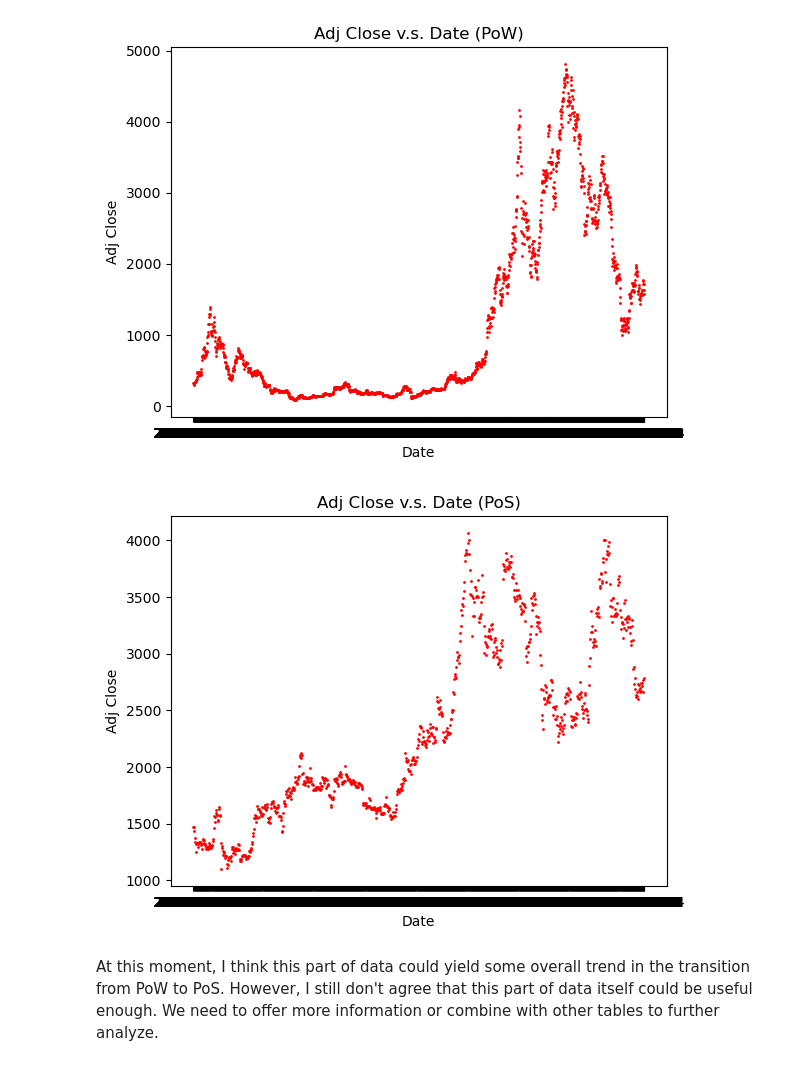
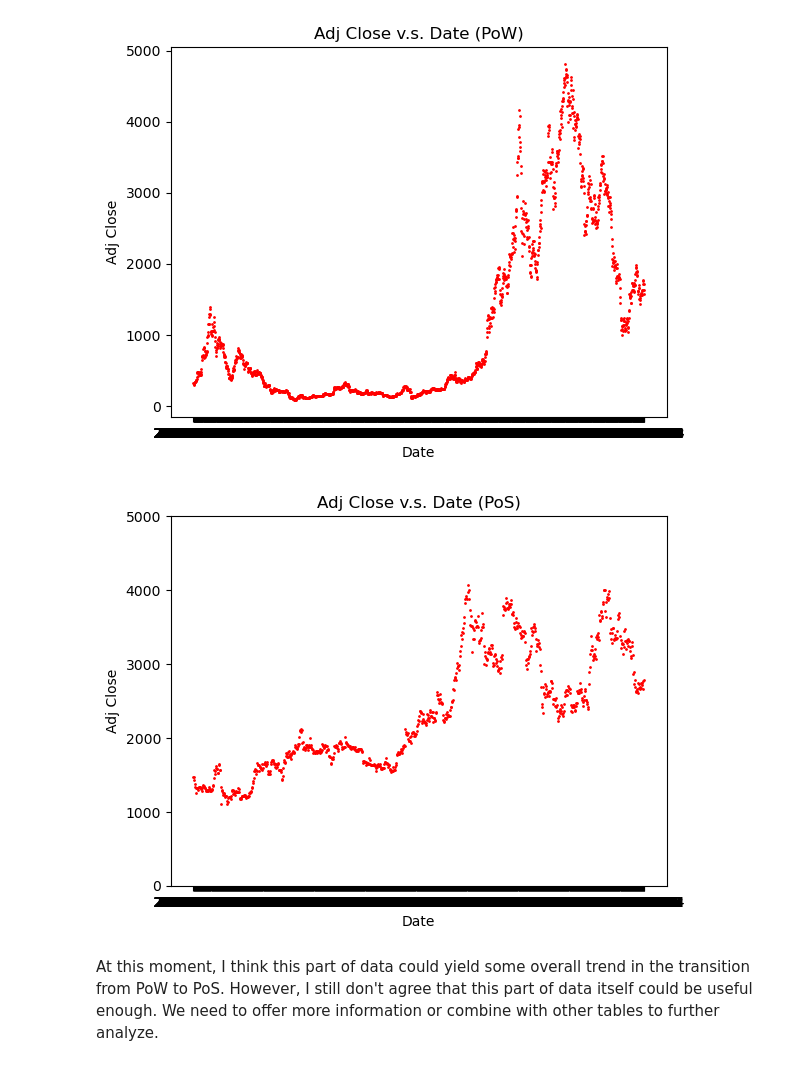
Before and after one commit to AaminaT/ethprediction, a Jupyter notebook: testfile-ETHprice.ipynb, the cells around one changed output. Saved outputs shown, nothing was run; the diff lists cells and outputs as text; code cells hidden in the pictures.

```diff
--- a/testfile-ETHprice.ipynb
+++ b/testfile-ETHprice.ipynb
@@ -48,11 +48,12 @@ plt.show()
 # %%
 # Scatterplot for PoW used as consensus mechanism
 sec_PoS.plot.scatter(x='Date', y='Adj Close', c='red', marker='o', s=1)
+plt.ylim(0, 5000)
 plt.title('Adj Close v.s. Date (PoS)')
 plt.xlabel('Date')
 plt.ylabel('Adj Close')
 plt.show()
 # %% [output]
-[figure, old version]
+[figure, new version]
 # %% [markdown]
 At this moment, I think this part of data could yield some overall trend in the transition from PoW to PoS. However, I still don't agree that this part of data itself could be useful enough. We need to offer more information or combine with other tables to further analyze.
```
Also changed, not shown: 1 other file.
